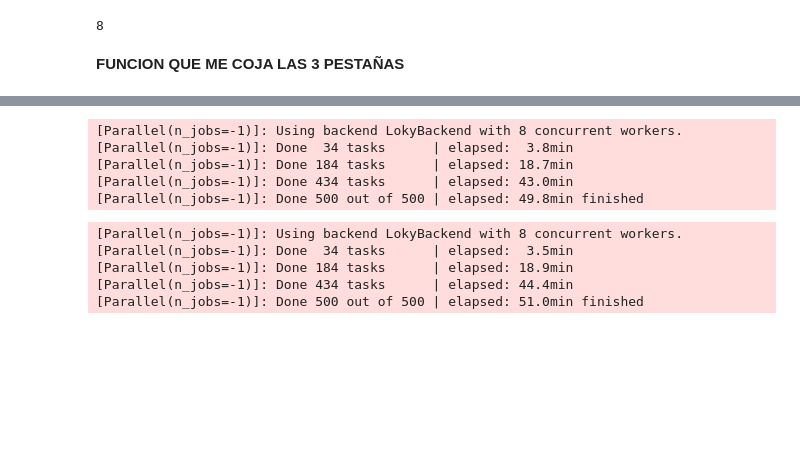
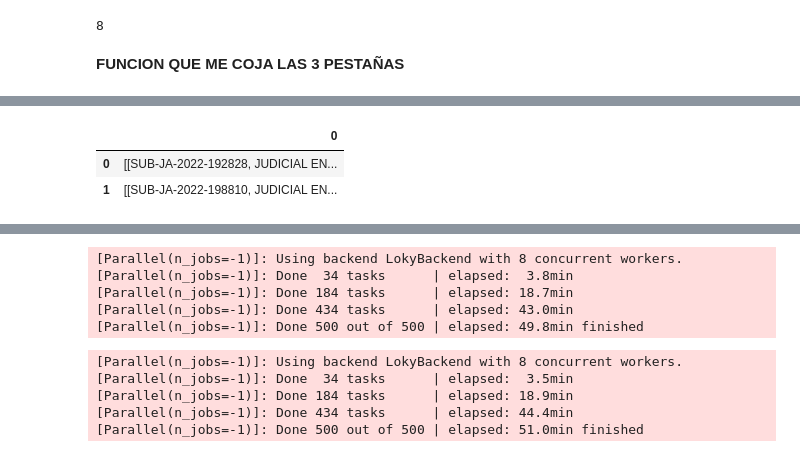
Before and after one commit to Artturoo/Final_Project, a Jupyter notebook: src/BOE_datos.ipynb, the cells around one changed output, grey strips where cells are left out. Drawn from its saved outputs; the diff is of its cells as text; code cells hidden in the pictures; blank space fills up the shorter version.

```diff
--- a/src/BOE_datos.ipynb
+++ b/src/BOE_datos.ipynb
@@ -194,2 +239,3 @@ lst1=Parallel(n_jobs=-1, verbose=True)(delayed(boe)(e) for e in range(1,501))
 # %%
-df1=pd.DataFrame(lst1)
+data=zip(prueb)
+df1=pd.DataFrame(data)
@@ -195,0 +248,6 @@ df1=pd.DataFrame(lst1)
+# %%
+df1.head()
+# %% [output]
+|  | 0 |
+| 0 | [[SUB-JA-2022-192828, JUDICIAL EN... |
+| 1 | [[SUB-JA-2022-198810, JUDICIAL EN... |
```
Also changed, not shown: parts of 11 cells of this notebook, 3 other files.
